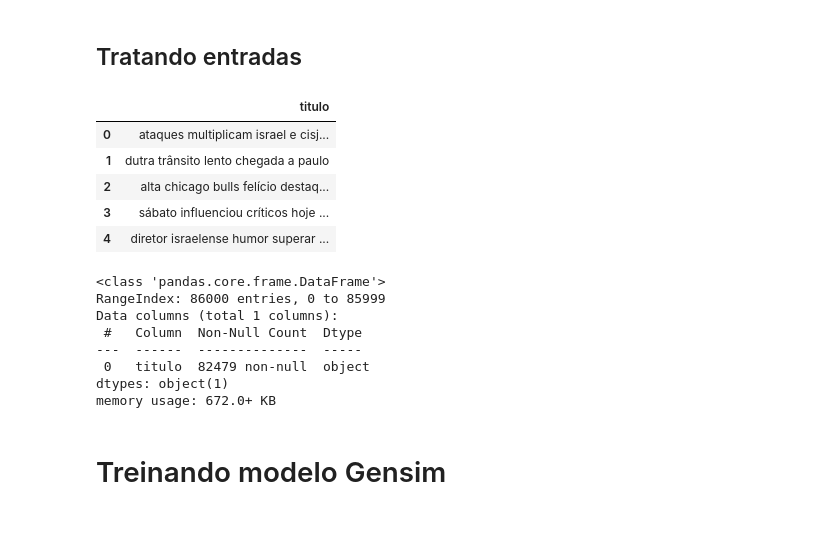
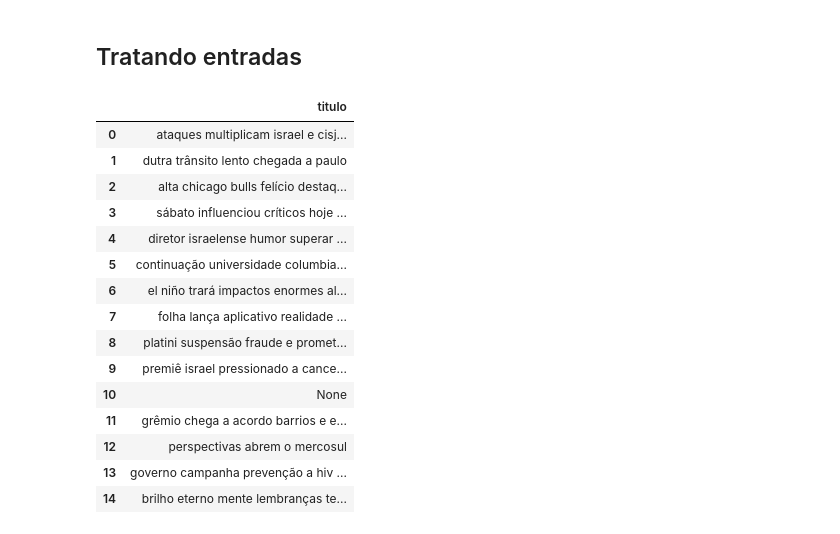
Before and after one commit to ConradBitt/pln, a Jupyter notebook: Word2vec_Treinando_word_embedding.ipynb, the cells around one changed output. Cells and saved outputs as stored; diff of their text form; code cells hidden in the pictures.

```diff
--- a/Word2vec_Treinando_word_embedding.ipynb
+++ b/Word2vec_Treinando_word_embedding.ipynb
@@ -353,6 +369,7 @@ https://github.com/ConradBitt/processamento_linguagem_natural/blob/master/texto_
 # %%
 import pickle
 
-texto_tratado_objeto = open(b'texto_tratado.obj', 'rb')
-texto_tratado_lido_pickle = pickle.load(texto_tratado_objeto)
+texto_tratado_objeto = open(b'/content/drive/MyDrive/Colab Notebooks/word2vec/dados/texto_tratado.obj',
+                            'rb')
+titulos_tratados = pickle.load(texto_tratado_objeto)
 # %%
@@ -379,27 +396,24 @@ texto_tratado_lido_pickle[:15]
 ## Tratando entradas
 # %%
 titulos_tratados = pd.DataFrame(
-    {'titulo':texto_tratado}
+    {'titulo':titulos_tratados}
 )
 
-titulos_tratados.head()
+titulos_tratados.head(15)
 # %% [output]
 |  | titulo |
 | 0 | ataques multiplicam israel e cisj... |
 | 1 | dutra trânsito lento chegada a paulo |
 | 2 | alta chicago bulls felício destaq... |
 | 3 | sábato influenciou críticos hoje ... |
 | 4 | diretor israelense humor superar ... |
+| 5 | continuação universidade columbia... |
+| 6 | el niño trará impactos enormes al... |
+| 7 | folha lança aplicativo realidade ... |
+| 8 | platini suspensão fraude e promet... |
+| 9 | premiê israel pressionado a cance... |
+| 10 | None |
+| 11 | grêmio chega a acordo barrios e e... |
+| 12 | perspectivas abrem o mercosul |
+| 13 | governo campanha prevenção a hiv ... |
+| 14 | brilho eterno mente lembranças te... |
-# %%
-titulos_tratados.info()
-# %% [output]
-<class 'pandas.core.frame.DataFrame'>
-RangeIndex: 86000 entries, 0 to 85999
-Data columns (total 1 columns):
- #   Column  Non-Null Count  Dtype
----  ------  --------------  -----
- 0   titulo  82479 non-null  object
-dtypes: object(1)
-memory usage: 672.0+ KB
-# %% [markdown]
-# Treinando modelo Gensim
```
Also changed, not shown: parts of 44 cells of this notebook.
